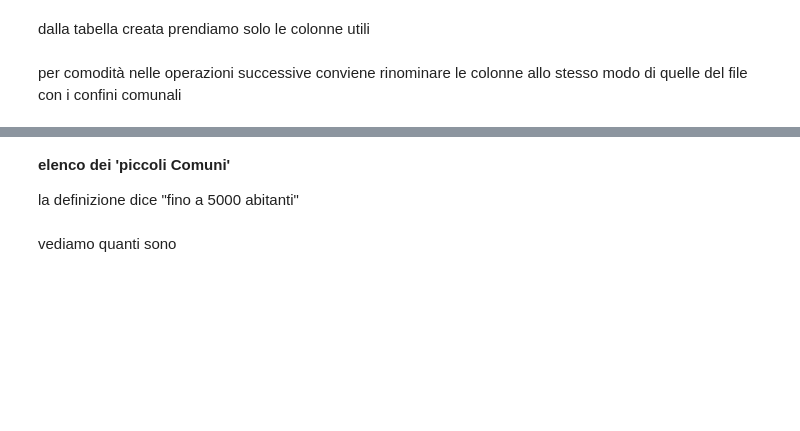
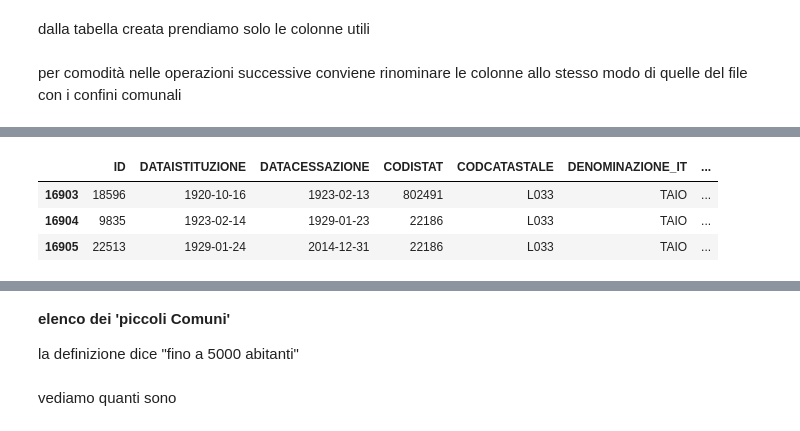
Before and after one commit to ondata/30cappa, a Jupyter notebook: script/conpython/30cappa.ipynb, the cells around one changed output, grey strips where cells are left out. Cells and saved outputs as stored; diff of their text form; code cells hidden in the pictures; blank space fills up the shorter version.

```diff
--- a/script/conpython/30cappa.ipynb
+++ b/script/conpython/30cappa.ipynb
@@ -171,0 +198,9 @@ comuni_popolazione.rename(columns={'Codice comune':'PRO_COM_T','Denominazione':'
+# %%
+anpr_comuni = pd.read_csv("https://www.anpr.interno.it/portale/documents/20182/50186/ANPR_archivio_comuni.csv")
+# %%
+anpr_comuni[anpr_comuni.DENOMINAZIONE_IT == 'TAIO']
+# %% [output]
+|  | ID | DATAISTITUZIONE | DATACESSAZIONE | CODISTAT | CODCATASTALE | DENOMINAZIONE_IT | ... |
+| 16903 | 18596 | 1920-10-16 | 1923-02-13 | 802491 | L033 | TAIO | ... |
+| 16904 | 9835 | 1923-02-14 | 1929-01-23 | 22186 | L033 | TAIO | ... |
+| 16905 | 22513 | 1929-01-24 | 2014-12-31 | 22186 | L033 | TAIO | ... |
```
Also changed, not shown: parts of 37 cells of this notebook, 1 other file.
